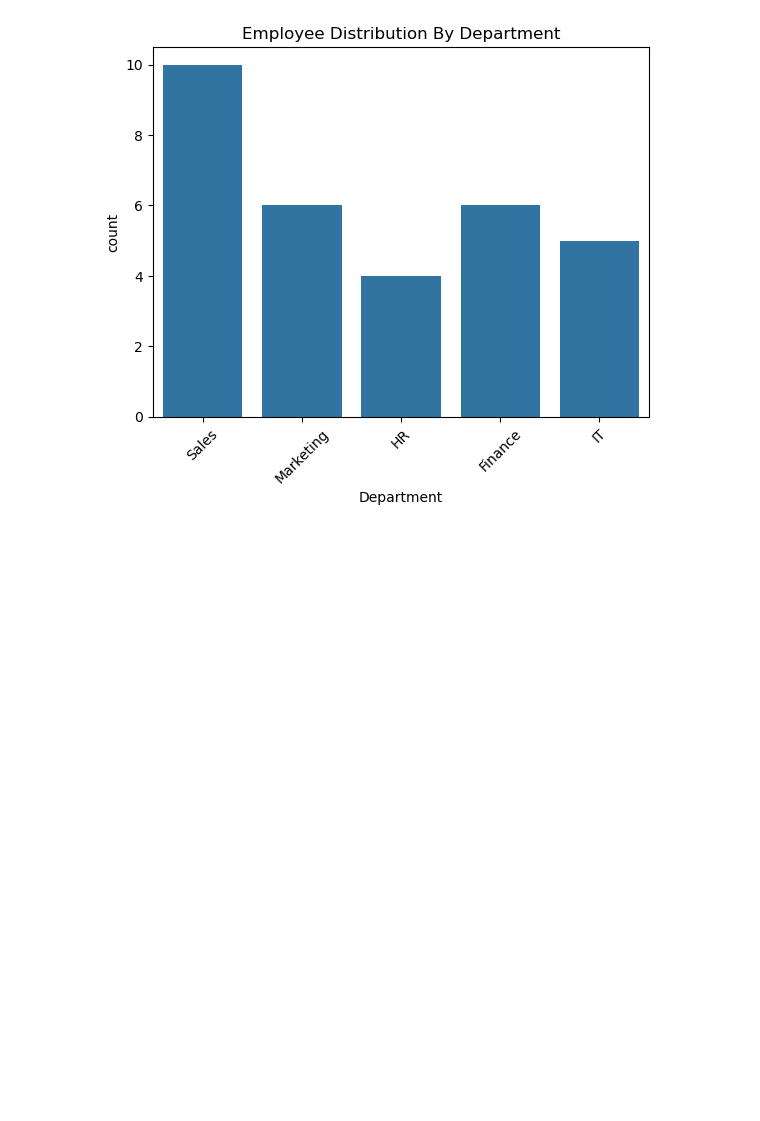
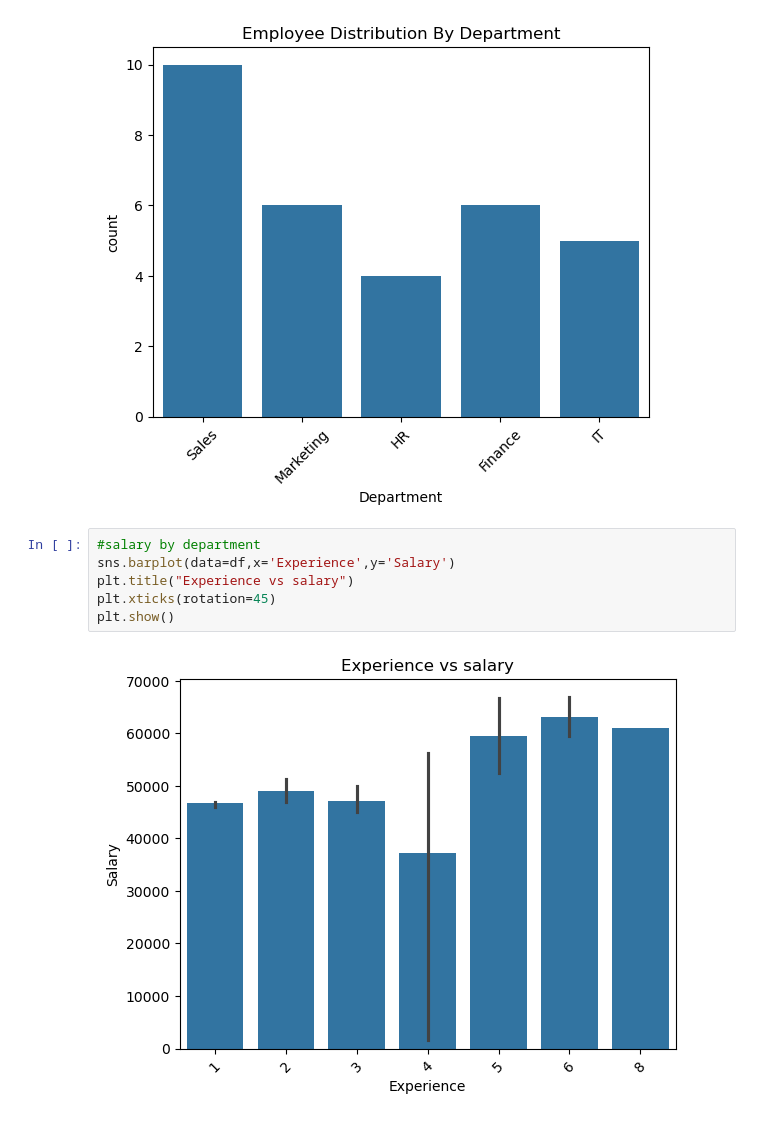
Before and after one commit to harsha0p6300/Python_Numpy-pandas, a Jupyter notebook: Python_folder/practice.ipynb, the cells around one changed output. Cells and saved outputs as stored; diff of their text form; blank space fills up the shorter version.

Commit message:
Expericence vs salary

```diff
--- a/Python_folder/practice.ipynb
+++ b/Python_folder/practice.ipynb
@@ -242,3 +242,11 @@ plt.xticks(rotation=45)
 plt.show()
 # %% [output]
 [figure]
+# %%
+#salary by department
+sns.barplot(data=df,x='Experience',y='Salary')
+plt.title("Experience vs salary")
+plt.xticks(rotation=45)
+plt.show()
+# %% [output]
+[figure, added]
```
